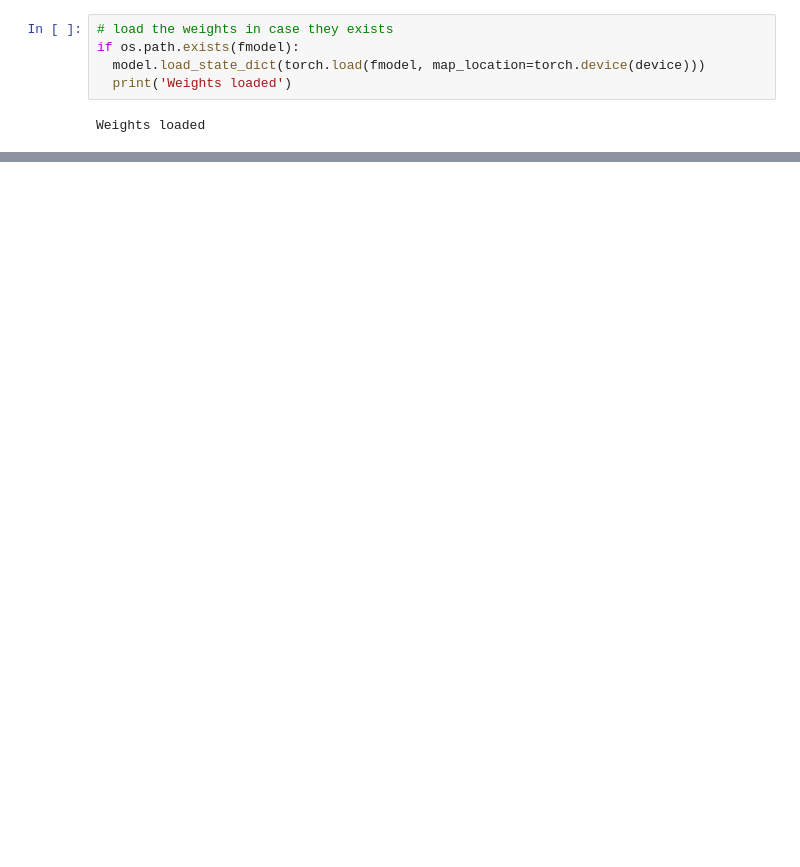
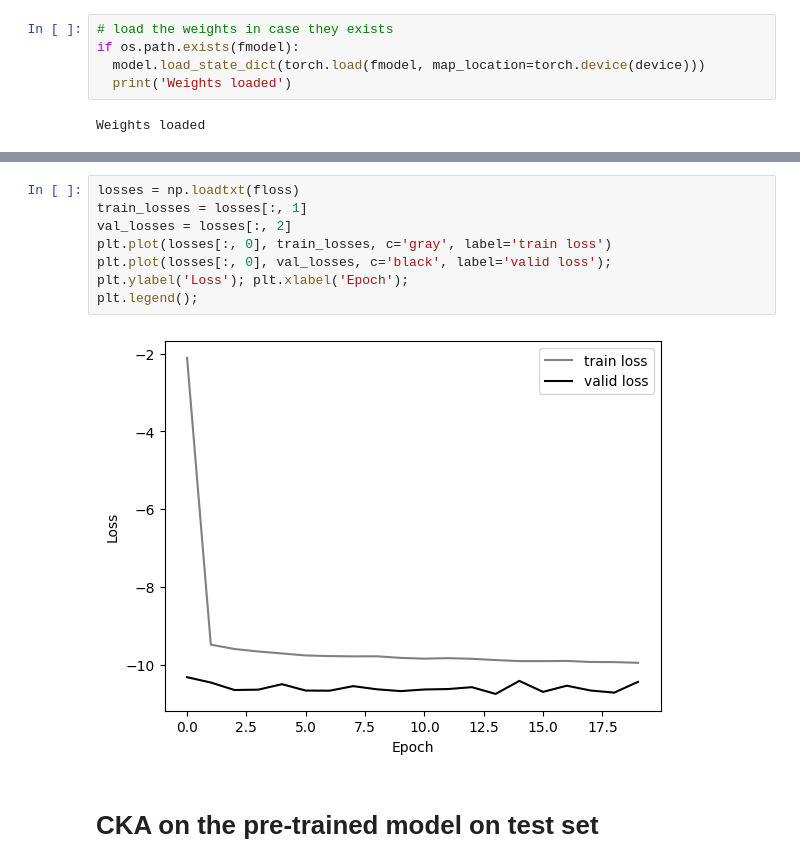
Before and after one commit to Yash-10/cvt-cosmo-inference, a Jupyter notebook: ViT_LSS_Training.ipynb, the cells around one changed output, grey strips where cells are left out. Drawn from its saved outputs; the diff is of its cells as text; blank space fills up the shorter version.

```diff
--- a/ViT_LSS_Training.ipynb
+++ b/ViT_LSS_Training.ipynb
@@ -517,0 +697,12 @@ plot_results(4, r'$\sigma_8$')
+# %%
+losses = np.loadtxt(floss)
+train_losses = losses[:, 1]
+val_losses = losses[:, 2]
+plt.plot(losses[:, 0], train_losses, c='gray', label='train loss')
+plt.plot(losses[:, 0], val_losses, c='black', label='valid loss');
+plt.ylabel('Loss'); plt.xlabel('Epoch');
+plt.legend();
+# %% [output]
+[figure, added]
+# %% [markdown]
+# CKA on the pre-trained model on test set
```
Also changed, not shown: parts of 53 cells of this notebook.
